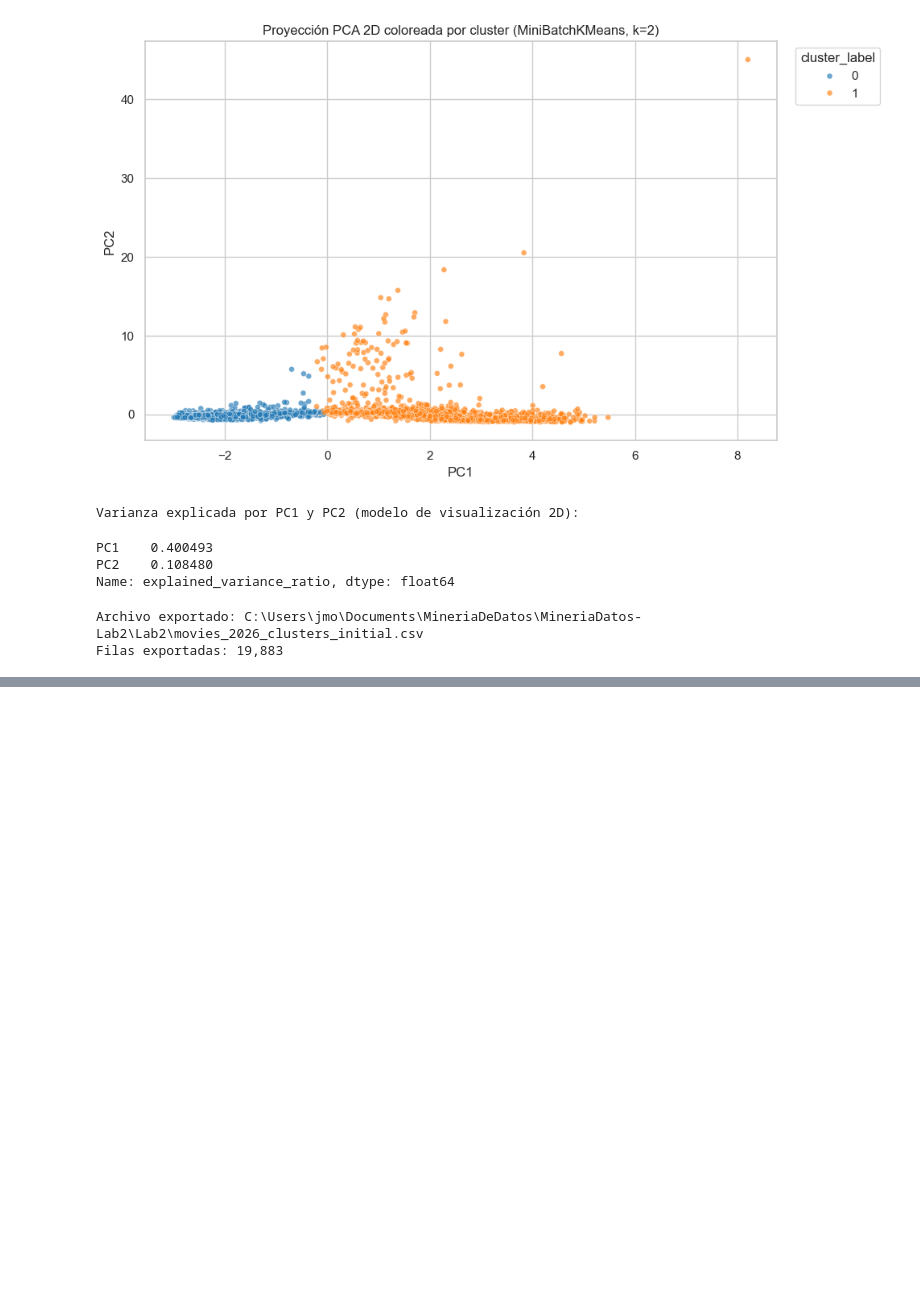
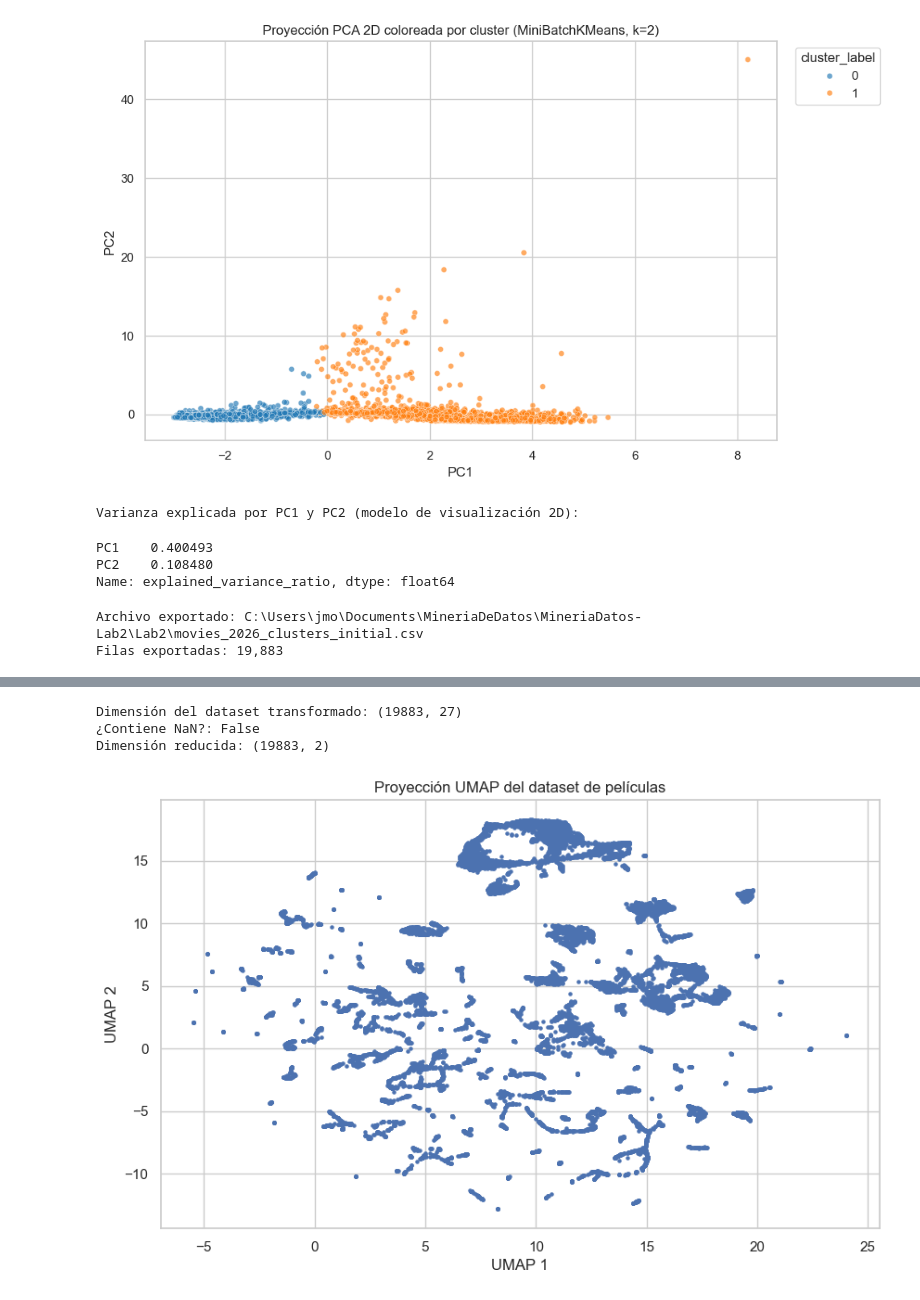
Before and after one commit to MrMenth0l/MineriaDatos-Lab2, a Jupyter notebook: Lab2/clustering_inicial.ipynb, the cells around one changed output, grey strips where cells are left out. Drawn from its saved outputs; the diff is of its cells as text; code cells hidden in the pictures; blank space fills up the shorter version.

```diff
--- a/Lab2/clustering_inicial.ipynb
+++ b/Lab2/clustering_inicial.ipynb
@@ -1134,0 +1427,72 @@ Filas exportadas: 19,883
+# %%
+# ============================================================
+# 4.1 Aplicación de UMAP (versión corregida sin NaN)
+# ============================================================
+
+import umap
+from sklearn.impute import SimpleImputer
+from sklearn.pipeline import Pipeline
+
+# ------------------------------------------------------------
+# 1. Preparar datos transformados
+# ------------------------------------------------------------
+
+df_features = build_feature_dataframe(df_raw)
+
+numeric_cols = NUMERIC_COLS
+categorical_cols = CATEGORICAL_COLS
+
+numeric_pipeline = Pipeline([
+    ('imputer', SimpleImputer(strategy='median')),
+    ('scaler', StandardScaler())
+])
+
+categorical_pipeline = Pipeline([
+    ('imputer', SimpleImputer(strategy='most_frequent')),
+    ('onehot', make_one_hot_encoder())
+])
+
+preprocessor = ColumnTransformer(
+    transformers=[
+        ('num', numeric_pipeline, numeric_cols),
+        ('cat', categorical_pipeline, categorical_cols)
+    ],
+    remainder='drop'
+)
+
+X_transformed = preprocessor.fit_transform(df_features)
+X_dense = to_dense(X_transformed)
+
+print("Dimensión del dataset transformado:", X_dense.shape)
+print("¿Contiene NaN?:", np.isnan(X_dense).any())
+
+# ------------------------------------------------------------
+# 2. Aplicar UMAP
+# ------------------------------------------------------------
+
+umap_model = umap.UMAP(
+    n_components=2,
+    n_neighbors=15,
+    min_dist=0.1,
+    random_state=RANDOM_STATE
+)
+
+X_umap = umap_model.fit_transform(X_dense)
+
+print("Dimensión reducida:", X_umap.shape)
+
+# ------------------------------------------------------------
+# 3. Visualización
+# ------------------------------------------------------------
+
+plt.figure(figsize=(10,6))
+plt.scatter(X_umap[:, 0], X_umap[:, 1], s=5)
+plt.title("Proyección UMAP del dataset de películas")
+plt.xlabel("UMAP 1")
+plt.ylabel("UMAP 2")
+plt.show()
+# %% [output]
+Dimensión del dataset transformado: (19883, 27)
+¿Contiene NaN?: False
+Dimensión reducida: (19883, 2)
+[figure, added]
```
Also changed, not shown: parts of 8 cells of this notebook.
